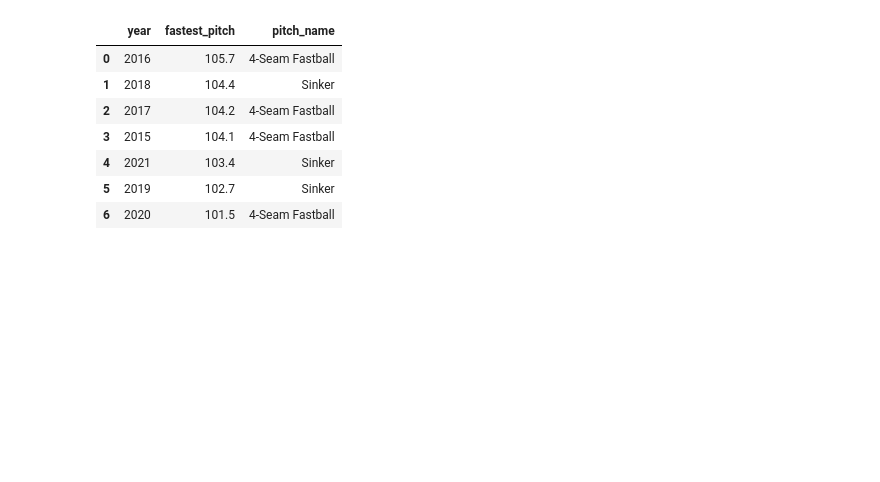
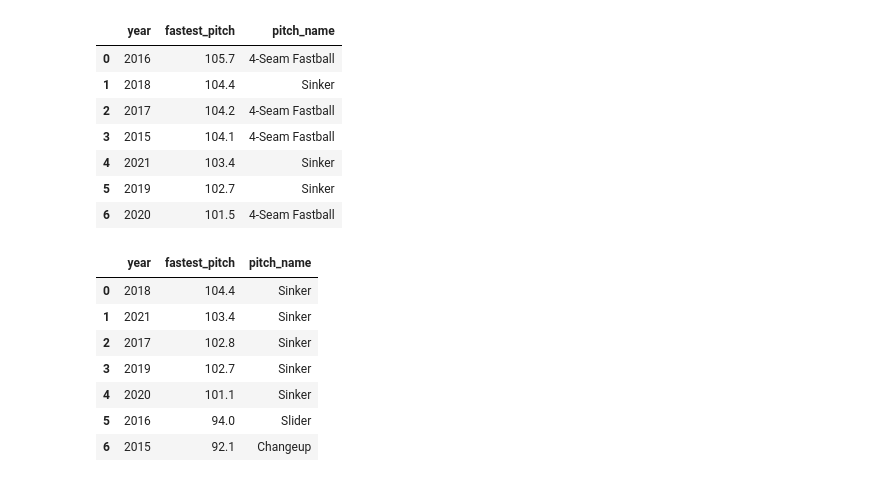
Before and after one commit to raiavincent/MLB-Analysis, a Jupyter notebook: Notebooks/chapmananalysis.ipynb, the cells around one changed output. Cells and saved outputs as stored; diff of their text form; code cells hidden in the pictures; blank space fills up the shorter version.

Commit message:
chapman stuff

```diff
--- a/Notebooks/chapmananalysis.ipynb
+++ b/Notebooks/chapmananalysis.ipynb
@@ -157,0 +231,13 @@ chapmanBest.head(10)
+# %%
+chapmanBestNoFF = pdgbq.read_gbq(query=chapmanPitchesNoFF,project_id='valuesheet')
+
+chapmanBestNoFF.head(10)
+# %% [output]
+|  | year | fastest_pitch | pitch_name |
+| 0 | 2018 | 104.4 | Sinker |
+| 1 | 2021 | 103.4 | Sinker |
+| 2 | 2017 | 102.8 | Sinker |
+| 3 | 2019 | 102.7 | Sinker |
+| 4 | 2020 | 101.1 | Sinker |
+| 5 | 2016 | 94.0 | Slider |
+| 6 | 2015 | 92.1 | Changeup |
```
Also changed, not shown: parts of 4 cells of this notebook, 1 other file.
